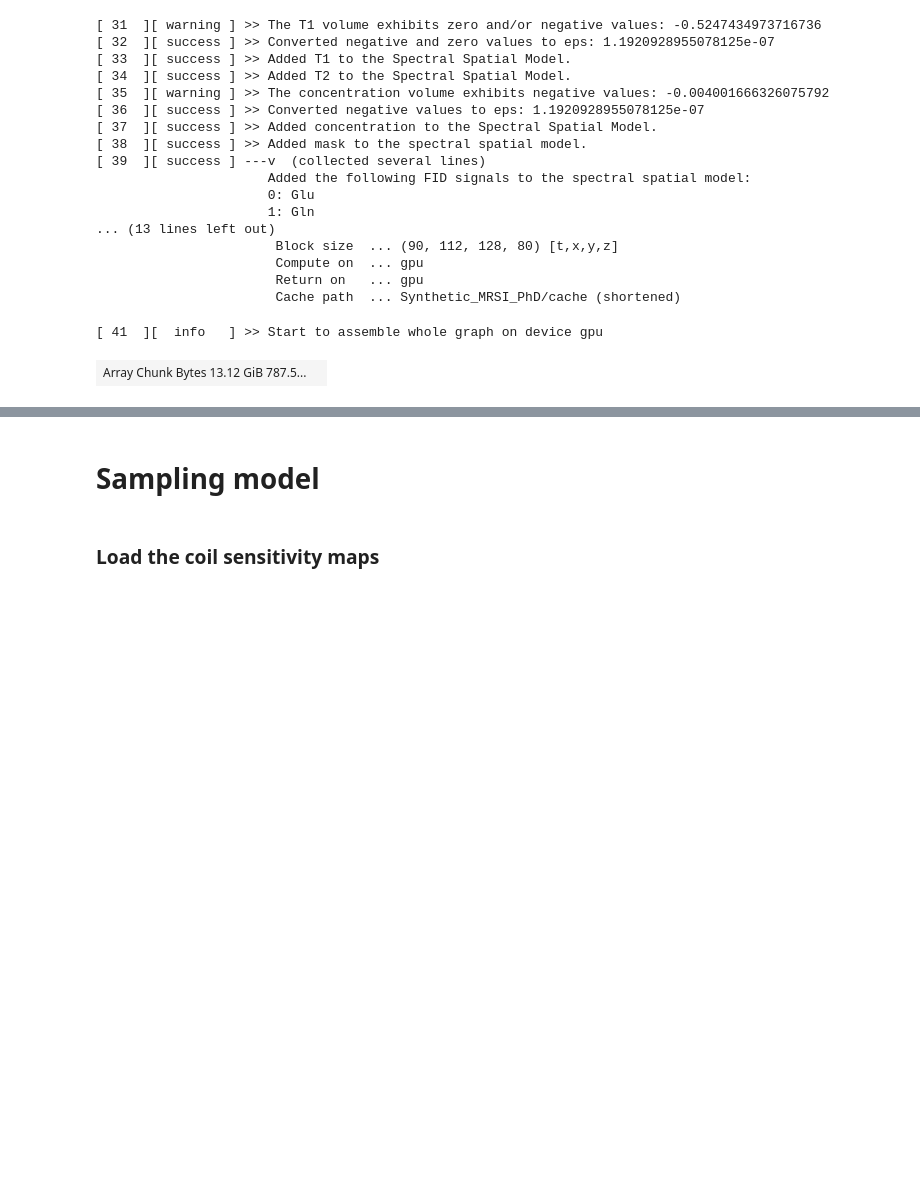
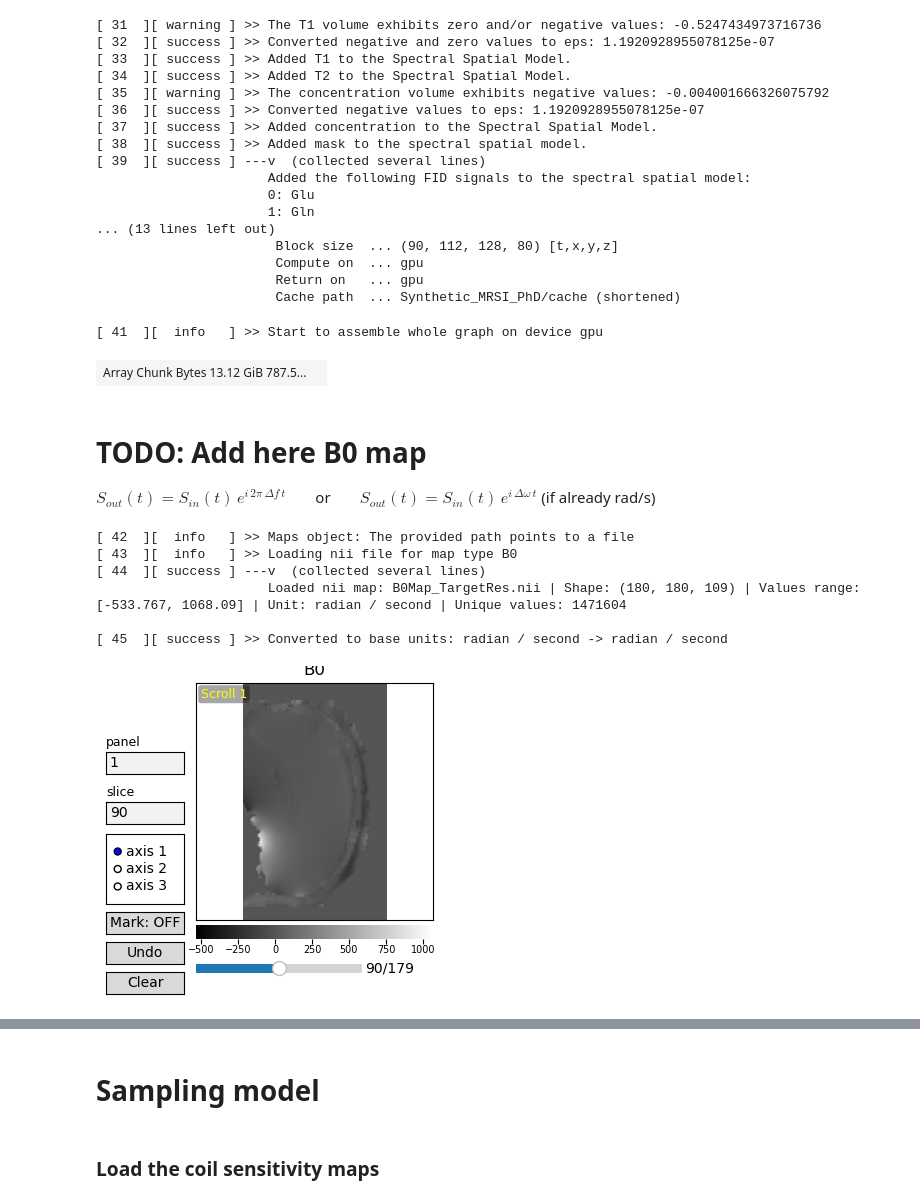
Before and after one commit to MRSI-HFMR-Group-Vienna/Synthetic_MRSI, a Jupyter notebook: code/main_notebook.ipynb, the cells around one changed output, grey strips where cells are left out. Saved outputs shown, nothing was run; the diff lists cells and outputs as text; code cells hidden in the pictures; blank space fills up the shorter version.

```diff
--- a/code/main_notebook.ipynb
+++ b/code/main_notebook.ipynb
@@ -419,3 +418,21 @@ computational_graph_0
 # %% [output]
 [ 41  ][  info   ] >> Start to assemble whole graph on device gpu
 | Array Chunk Bytes 13.12 GiB 787.5... |  |
+# %% [markdown]
+# TODO: Add here B0 map
+
+$S_{out}(t)=S_{in}(t)\,e^{i\,2\pi\,\Delta f\,t}$     $~~~~~~~$or$~~~~~~~$   $S_{out}(t)=S_{in}(t)\,e^{i\,\Delta \omega\,t}$ (if already rad/s)
+# %%
+# Load B0 Map
+loaded_B0_map = file.ParameterMaps(configurator=configurator, map_type_name="B0")
+loaded_B0_map.load_file()
+loaded_B0_map.to_base_units()
+loaded_B0_map.plot_jupyter()
+# %% [output]
+[ 42  ][  info   ] >> Maps object: The provided path points to a file
+[ 43  ][  info   ] >> Loading nii file for map type B0
+[ 44  ][ success ] ---v  (collected several lines)
+                      Loaded nii map: B0Map_TargetRes.nii | Shape: (180, 180, 109) | Values range: [-533.767, 1068.09] | Unit: radian / second | Unique values: 1471604
+
+[ 45  ][ success ] >> Converted to base units: radian / second -> radian / second
+[figure, added]
```
Also changed, not shown: parts of 28 cells of this notebook, 3 other files.
